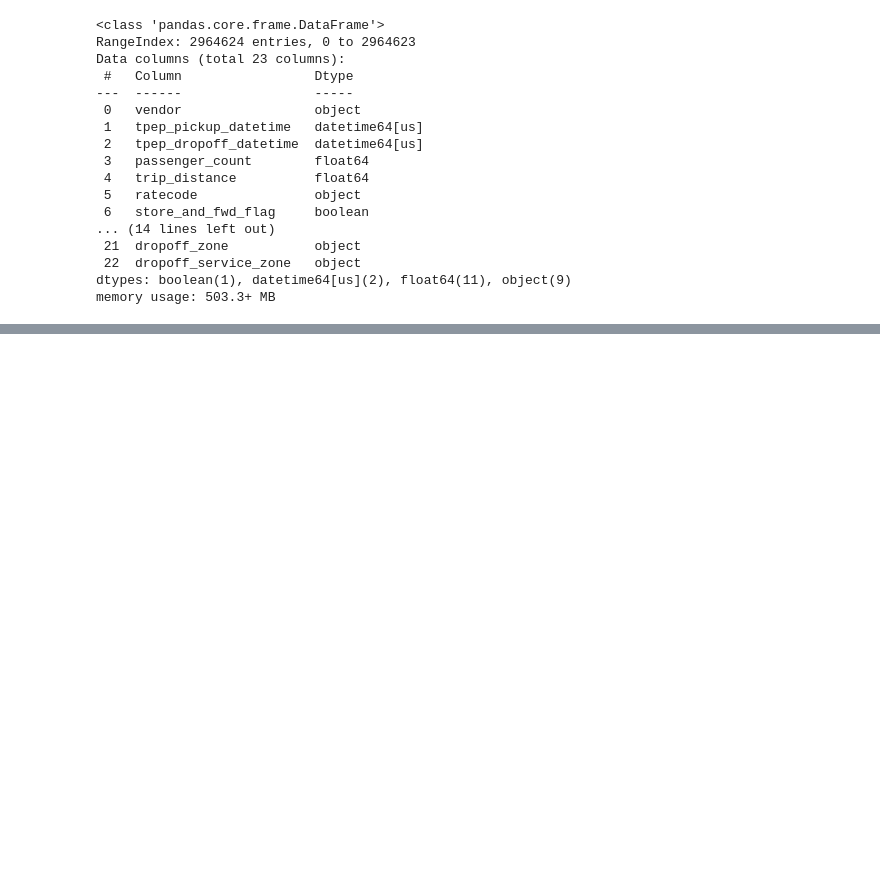
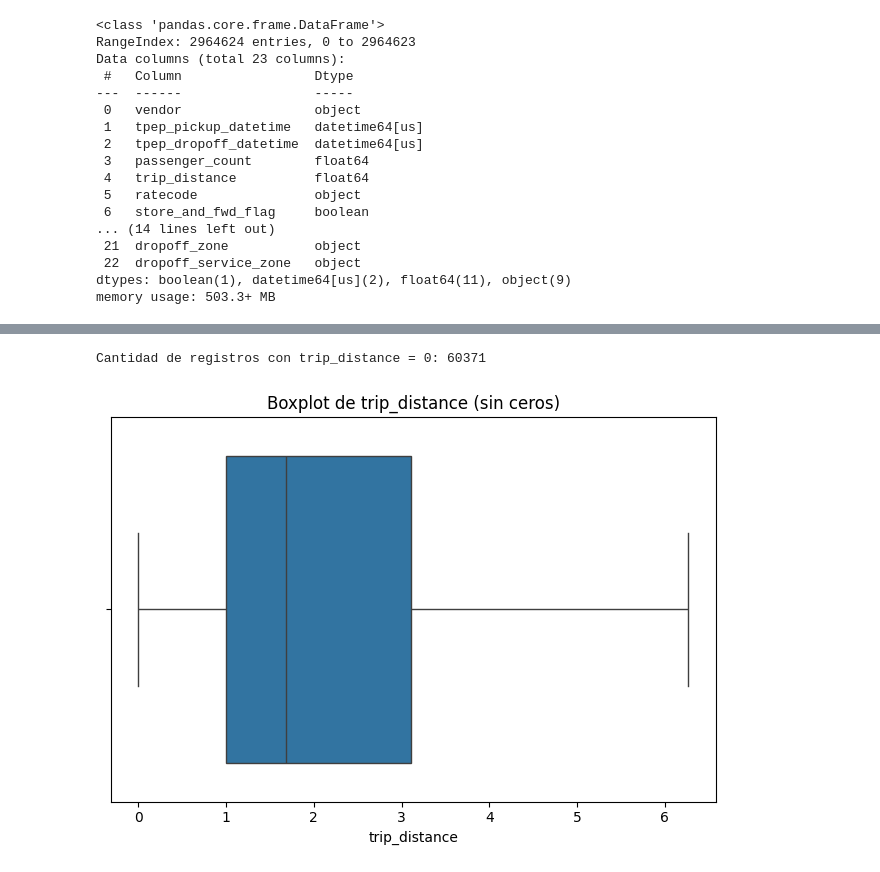
Before and after one commit to gasparrivollier/CEIA_AndD_TP_Grupo2, a Jupyter notebook: notebooks/AndD_tp.ipynb, the cells around one changed output, grey strips where cells are left out. Saved outputs shown, nothing was run; the diff lists cells and outputs as text; code cells hidden in the pictures; blank space fills up the shorter version.

```diff
--- a/notebooks/AndD_tp.ipynb
+++ b/notebooks/AndD_tp.ipynb
@@ -334,0 +388,13 @@ df["passenger_count"] = df["passenger_count"].astype('Int64')
+# %%
+# Contar valores iguales a 0
+cantidad_ceros = (df["trip_distance"] == 0).sum()
+print("Cantidad de registros con trip_distance = 0:", cantidad_ceros)
+
+# Boxplot sin valores 0
+sns.boxplot(x=df["trip_distance"], orient='h', showfliers=False)
+plt.title("Boxplot de trip_distance (sin ceros)")
+plt.tight_layout()
+plt.show()
+# %% [output]
+Cantidad de registros con trip_distance = 0: 60371
+[figure, added]
```
Also changed, not shown: parts of 5 cells of this notebook.
